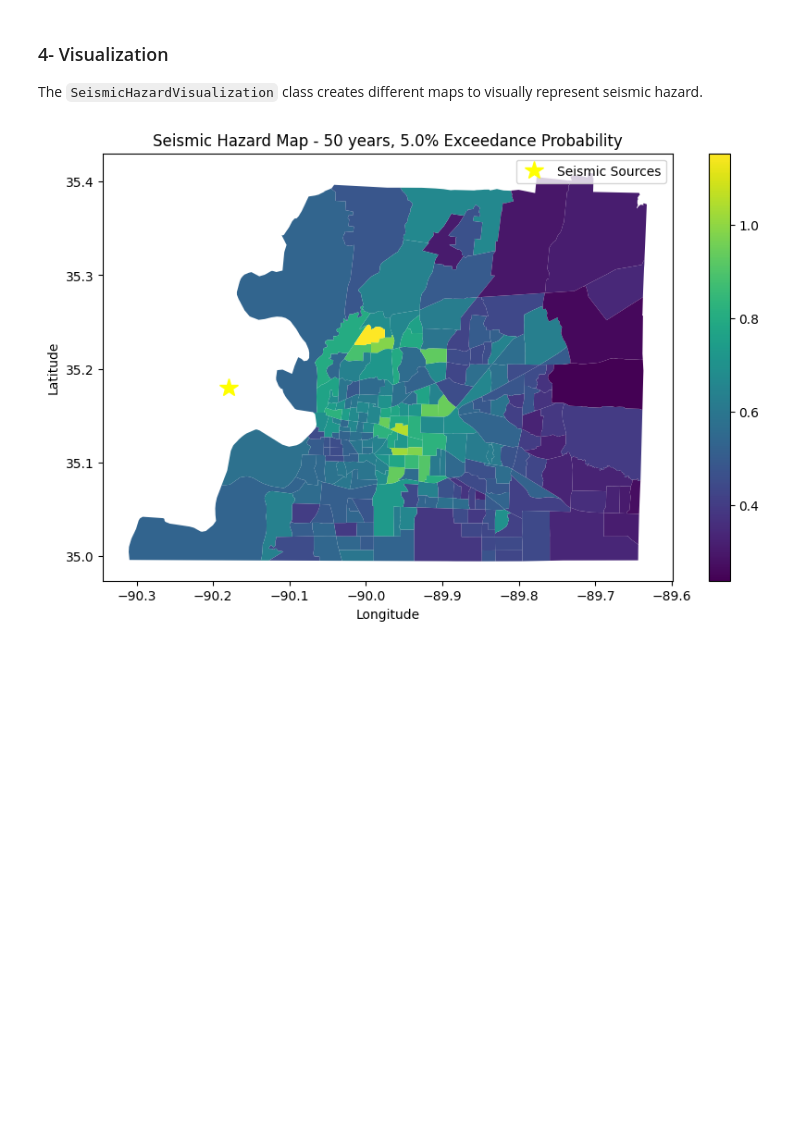
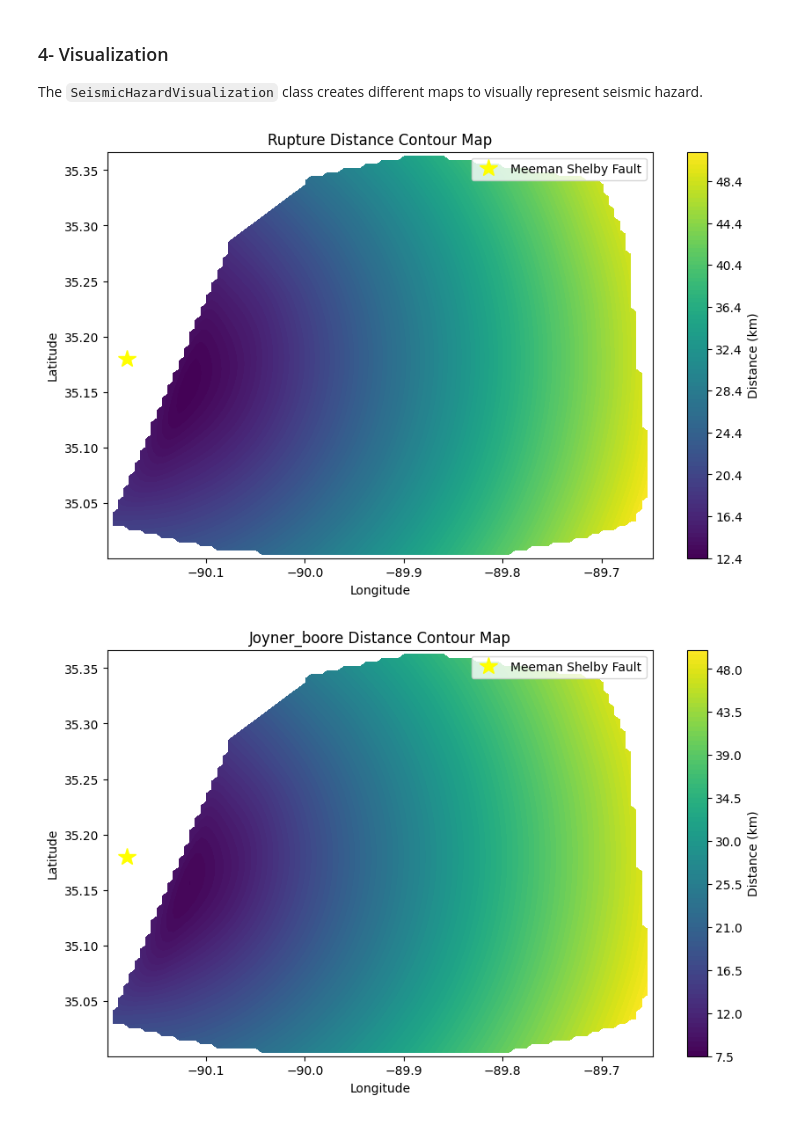
Before and after one commit to ZeinabFarah/PyPSHA, a Jupyter notebook: main.ipynb, the cells around one changed output. Saved outputs shown, nothing was run; the diff lists cells and outputs as text; code cells hidden in the pictures; blank space fills up the shorter version.

```diff
--- a/main.ipynb
+++ b/main.ipynb
@@ -89,24 +96,20 @@ $^{2}$ <small>Kottke, A. (2020). pygmm Documentation. </small>
 # %%
 magnitude_frequency_distribution = 'gr_recurrence_law'
-ground_motion_equation_model     = 'BooreStewartSeyhanAtkinson2014' #'AbrahamsonSilvaKamai2014' #'AbrahamsonGregorAddo2016'
+ground_motion_equation_model     = 'AbrahamsonSilvaKamai2014'
 
-earthquake_generator = EarthquakeGenerator(setup, magnitude_frequency_distribution, ground_motion_equation_model, ground_motion_type='PGA', num_scenarios=10)
-intensity_measures_dict, intensity_measures_df = earthquake_generator.generate_earthquake_objects()
+earthquake_generator = EarthquakeGenerator(setup, magnitude_frequency_distribution, ground_motion_equation_model)
+
+scenarios_dict, scenarios_df = earthquake_generator.generate_earthquake_objects(num_scenarios=1)
 # %% [markdown]
 ### 4- Visualization
 The `SeismicHazardVisualization` class creates different maps to visually represent seismic hazard.
-# %%
-census_file_path  = f'{base_path}/input_files/shapefiles/shelby_county_census_tracts.shp'
-geotiff_file_path = f'{base_path}/outputs'
-
-seismic_hazard_visualization = SeismicHazardVisualization(setup, intensity_measures_dict, return_period=50)
-
-# seismic_hazard_visualization.plot_hazard_map(exceedance_probability=0.05)
-# seismic_hazard_visualization.plot_contour_map(exceedance_probability=0.05)
-
-seismic_hazard_visualization.generate_earthquake_geotiff(exceedance_probability=0.05, geotiff_file_path = geotiff_file_path)
-seismic_hazard_visualization.generate_continuous_earthquake_geotiff(exceedance_probability=0.05, grid_resolution=0.001, geotiff_file_path = geotiff_file_path)
-
-seismic_hazard_visualization.plot_tract_intensity_map(exceedance_probability=0.05, census_file_path = census_file_path)
-# %% [output]
-[figure, removed]
+# %%
+visualization = Visualization(setup, earthquake_generator, scenarios_dict, num_scenarios=1, return_period=50)
+# %%
+visualization.plot_distances_contour_map('rupture')
+visualization.plot_distances_contour_map('joyner_boore')
+visualization.plot_distances_contour_map('horizontal')
+visualization.plot_distances_contour_map('haversine')
+# %% [output]
+[figure, added]
+[figure, added]
```
Also changed, not shown: parts of 11 cells of this notebook, 15 other files.
